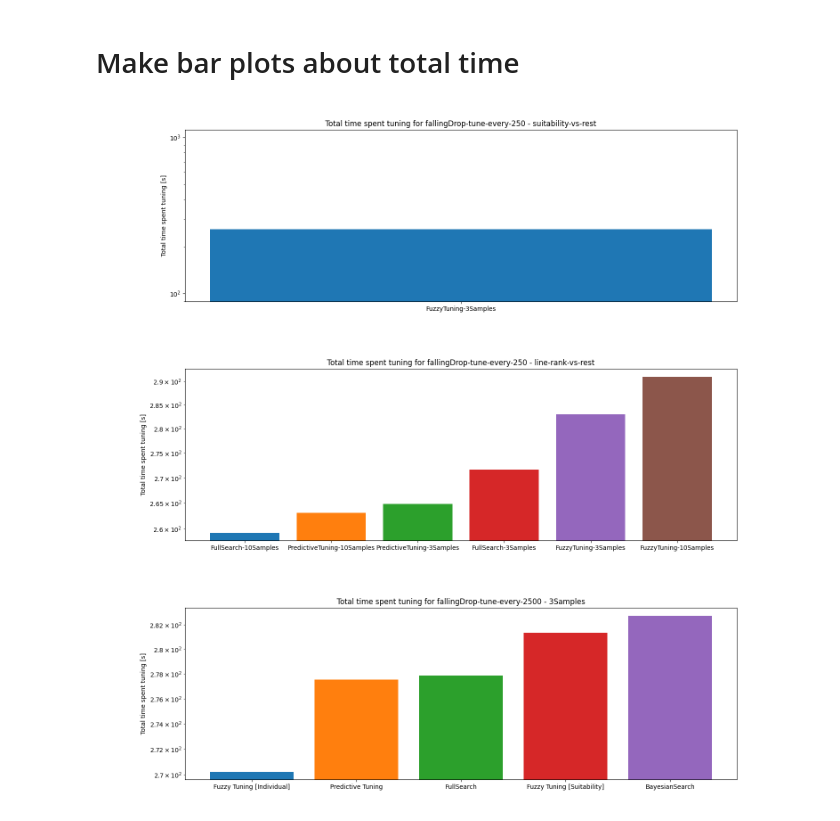
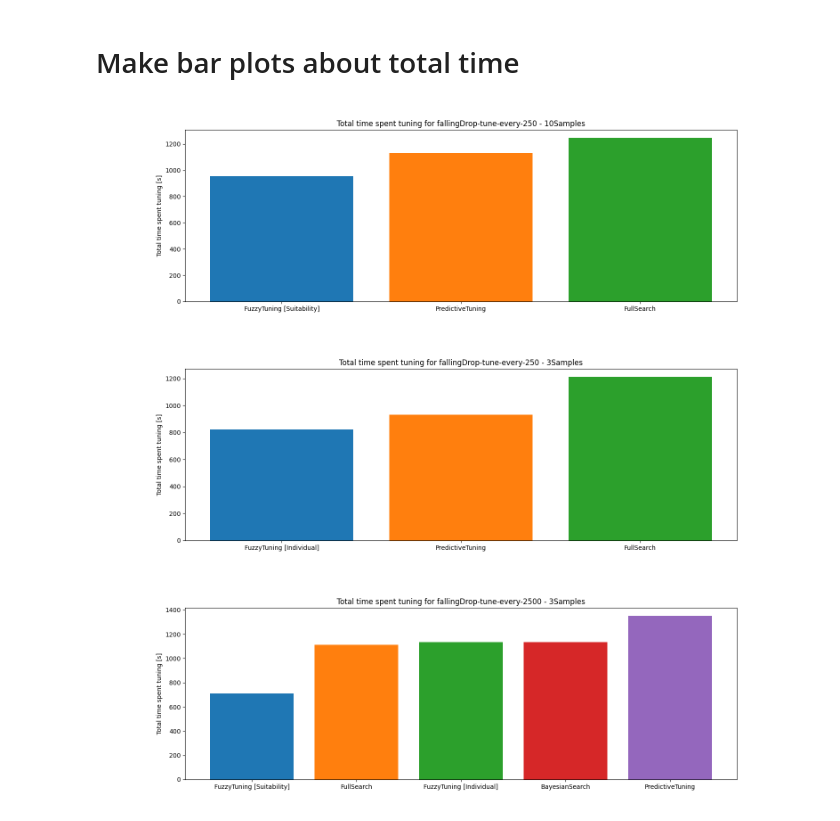
Before and after one commit to ManuelLerchner/AutoPas-FuzzyTuning-Bachelor-Thesis, a Jupyter notebook: data-analysis/benchmark/wsl2/plot-timings.ipynb, the cells around one changed output. Cells and saved outputs as stored; diff of their text form; code cells hidden in the pictures.

```diff
--- a/data-analysis/benchmark/wsl2/plot-timings.ipynb
+++ b/data-analysis/benchmark/wsl2/plot-timings.ipynb
@@ -89,7 +89,8 @@ df.head()
 # %% [markdown]
 # Make Line Plot of Smoothed Value over Iterations
 # %%
-
+from scipy.signal import lfilter
+from tsmoothie.smoother import *
 
 for scenario, s_data in data.items():
 
@@ -97,32 +98,42 @@ for scenario, s_data in data.items():
         fig, ax = plt.subplots(1, 1, figsize=(16, 5))
 
         # sort by mean time spent calculating forces
-        for tuning_algorithm, logs in sorted(r_data.items(), key=lambda x: x[1]["iterationPerformance"]["iteratePairwise[ns]"].mean(), reverse=True):
+        for tuning_algorithm, logs in sorted(r_data.items(), key=lambda x: x[1]["iterationPerformance"]["iteratePairwiseTotal[ns]"].mean(), reverse=True):
 
             iteration_data = logs["iterationPerformance"]
 
-            time_s = iteration_data["iteratePairwise[ns]"] / 1e9
+            time_s = iteration_data["iteratePairwiseTotal[ns]"] / 1e9
 
             first_k = 1000000
 
             x = iteration_data["Iteration"][:first_k]
-            y = time_s[:first_k].rolling(window=50).mean()
+            y = time_s[:first_k]
+
+            n = 10
+            smoother = ConvolutionSmoother(window_len=50, window_type='ones')
+            smoother.smooth(y)
+
+            low, up = smoother.get_intervals('sigma_interval', n_sigma=0.1)
 
             linewidth = 1.5 if "Fuzzy" in tuning_algorithm else 1
             opacity = 1 if "Fuzzy" in tuning_algorithm else 0.8
 
             mean = y.mean()
 
-            ax.plot(x, y, label=f"{
+            ax.plot(smoother.smooth_data[0], label=f"{
                     tuning_algorithm} - mean: {mean:.2f}s", linewidth=linewidth, alpha=opacity)
+
+            plt.fill_between(
+                range(len(smoother.data[0])), low[0], up[0], alpha=0.3)
 
         ax.legend()
         ax.set_xlabel("Iteration")
-        ax.set_ylabel("Time spent calculating forces per iteration [s]")
+        ax.set_ylabel(
+            "Time spent calculating forces per iteration [s] (smoothed)")
         ax.set_title(f"Time spent calculating forces per iteration for {
             scenario} - {ruleset}")
         # ax.set_xlim(0, df["Iteration"].max())
-        #log
+        # log
         ax.set_yscale("log")
         plt.show()
 # %% [output]
@@ -134,23 +145,24 @@ for scenario, s_data in data.items():
 # %%
 for scenario, s_data in data.items():
 
     for ruleset, r_data in s_data.items():
         fig, ax = plt.subplots(1, 1, figsize=(16, 5))
 
         # sort by mean time spent calculating forces
-        for tuning_algorithm, logs in sorted(r_data.items(), key=lambda x: x[1]["iterationPerformance"]["tuning[ns]"].sum(), reverse=False):
+        for tuning_algorithm, logs in sorted(r_data.items(), key=lambda x: x[1]["iterationPerformance"]["iteratePairwiseTotal[ns]"].sum(), reverse=False):
 
             iteration_data = logs["iterationPerformance"]
 
-            total_time_s = iteration_data["tuning[ns]"].sum() / 1e9
+            total_time_s = iteration_data["iteratePairwiseTotal[ns]"].sum(
+            ) / 1e9
 
             ax.bar(tuning_algorithm, total_time_s, label=f"{tuning_algorithm}")
 
         ax.set_ylabel("Total time spent tuning [s]")
         ax.set_title(f"Total time spent tuning for {scenario} - {ruleset}")
-        ax.set_yscale("log")
+
         plt.show()
 # %% [output]
-[figure, old version]
+[figure, new version]
-[figure, old version]
+[figure, new version]
-[figure, old version]
+[figure, new version]
```
Also changed, not shown: parts of 2 cells of this notebook, 43 other files.
